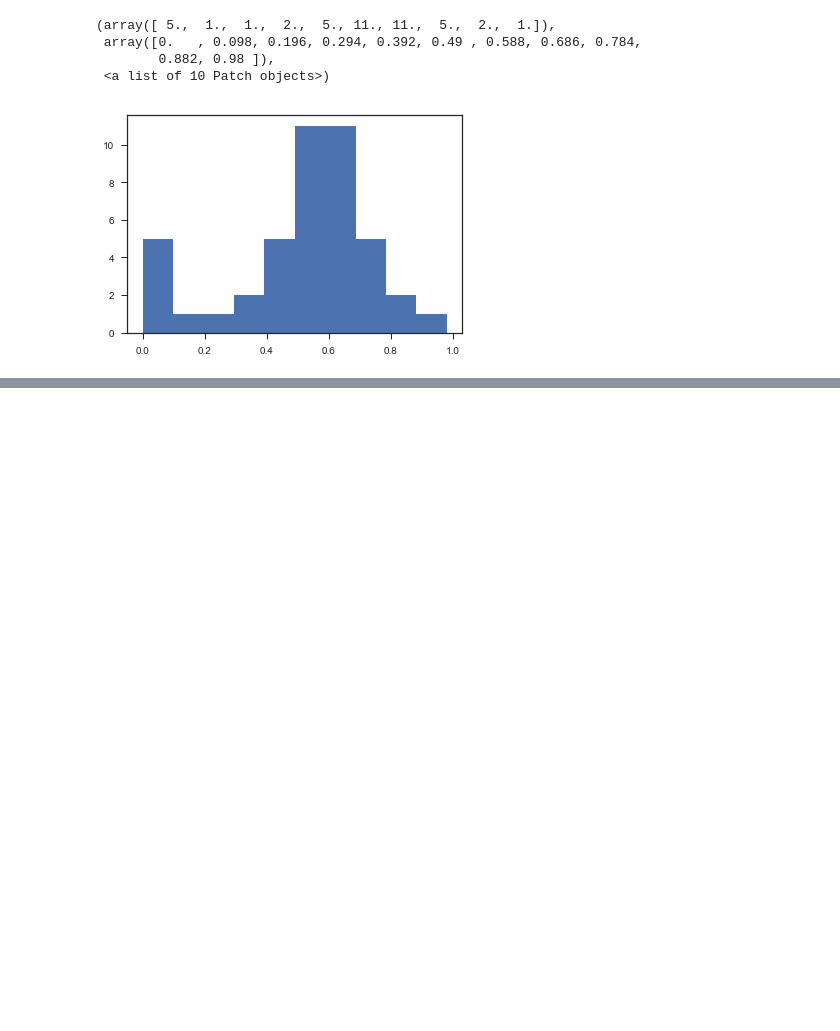
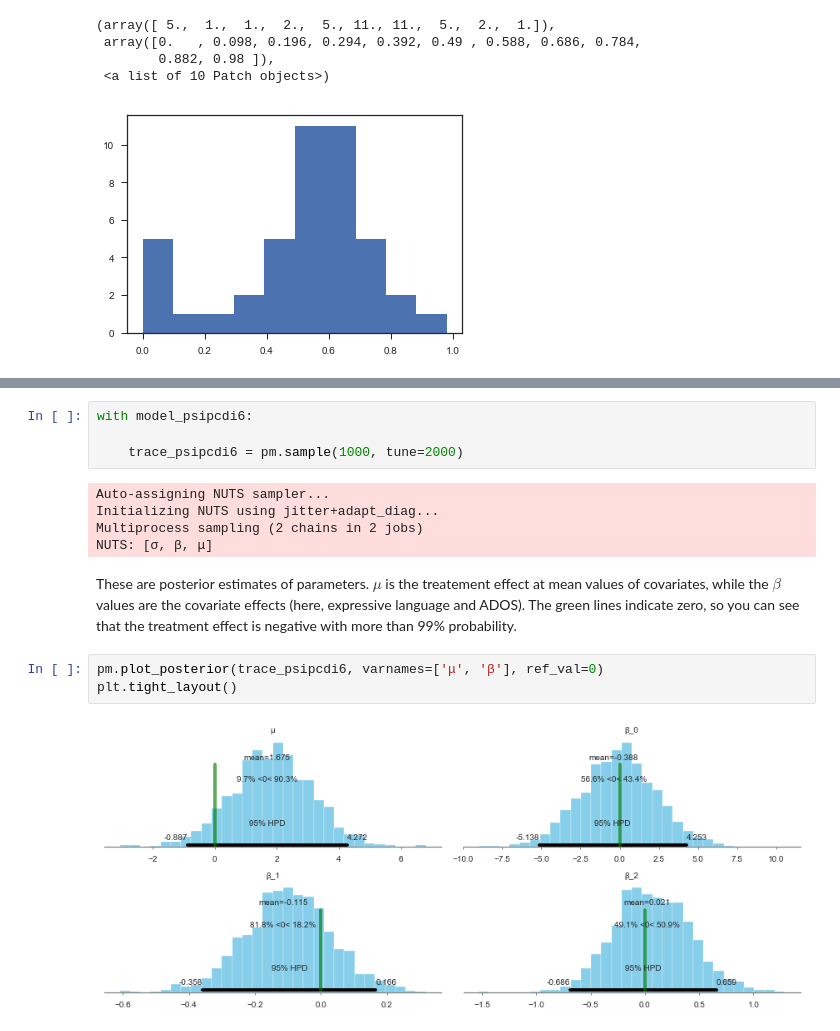
Before and after one commit to fonnesbeck/mbsr_intervention_study, a Jupyter notebook: notebooks/MBSR Trial Analysis.ipynb, the cells around one changed output, grey strips where cells are left out. Cells and saved outputs as stored; diff of their text form; blank space fills up the shorter version.

```diff
--- a/notebooks/MBSR Trial Analysis.ipynb
+++ b/notebooks/MBSR Trial Analysis.ipynb
@@ -343,0 +374,16 @@ plt.hist([np.round(percentileofscore(x, y)/100, 2) for x, y in zip(ppc_cesdt['ob
+# %%
+with model_psipcdi6:
+
+    trace_psipcdi6 = pm.sample(1000, tune=2000)
+# %% [output]
+Auto-assigning NUTS sampler...
+Initializing NUTS using jitter+adapt_diag...
+Multiprocess sampling (2 chains in 2 jobs)
+NUTS: [σ, β, μ]
+# %% [markdown]
+These are posterior estimates of parameters. $\mu$ is the treatement effect at mean values of covariates, while the $\beta$ values are the covariate effects (here, expressive language and ADOS). The green lines indicate zero, so you can see that the treatment effect is negative with more than 99% probability.
+# %%
+pm.plot_posterior(trace_psipcdi6, varnames=['μ', 'β'], ref_val=0)
+plt.tight_layout()
+# %% [output]
+[figure, added]
```
Also changed, not shown: parts of 34 cells of this notebook.
